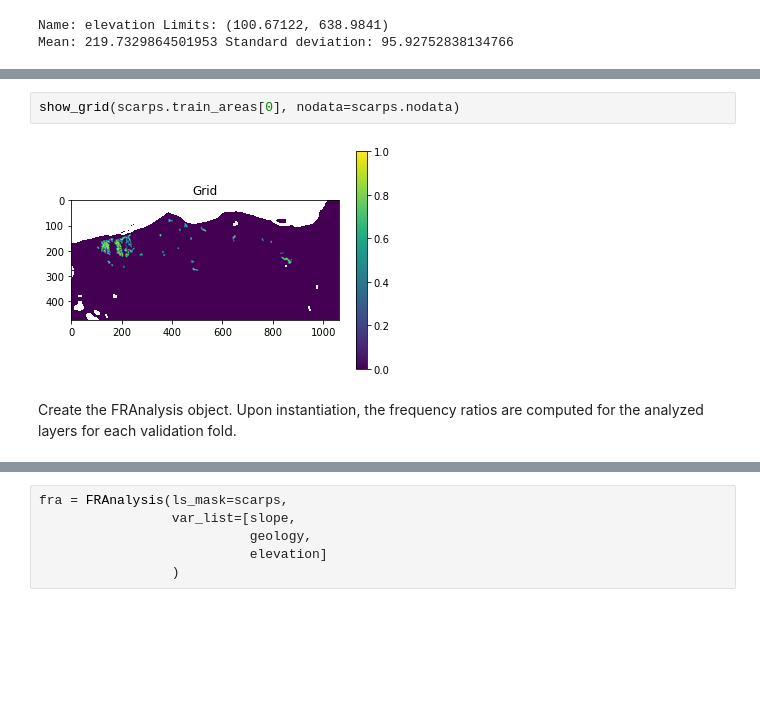
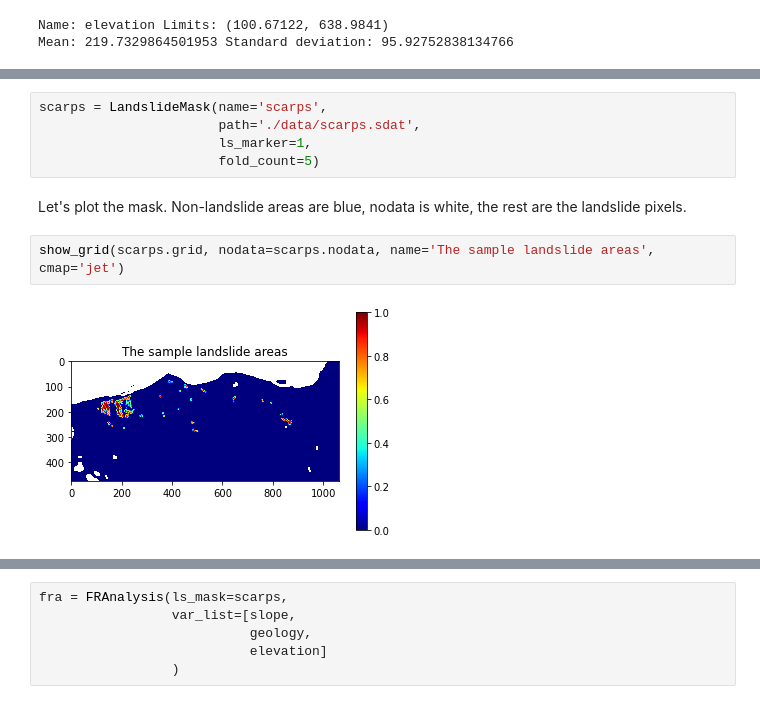
Before and after one commit to gerzsd/frmod, a Jupyter notebook: frmod_demo.ipynb, the cells around one changed output, grey strips where cells are left out. Saved outputs shown, nothing was run; the diff lists cells and outputs as text; blank space fills up the shorter version.

```diff
--- a/frmod_demo.ipynb
+++ b/frmod_demo.ipynb
@@ -49,6 +75,11 @@ np.count_nonzero(scarps.grid==1)
+# %%
+scarps = LandslideMask(name='scarps',
+                       path='./data/scarps.sdat',
+                       ls_marker=1,
+                       fold_count=5)
+# %% [markdown]
+Let's plot the mask. Non-landslide areas are blue, nodata is white, the rest are the landslide pixels.
 # %%
-show_grid(scarps.train_areas[0], nodata=scarps.nodata)
+show_grid(scarps.grid, nodata=scarps.nodata, name='The sample landslide areas', cmap='jet')
 # %% [output]
-[figure, old version]
+[figure, new version]
-# %% [markdown]
-Create the FRAnalysis object. Upon instantiation, the frequency ratios are computed for the analyzed layers for each validation fold.
```
Also changed, not shown: parts of 26 cells of this notebook, 5 other files.
